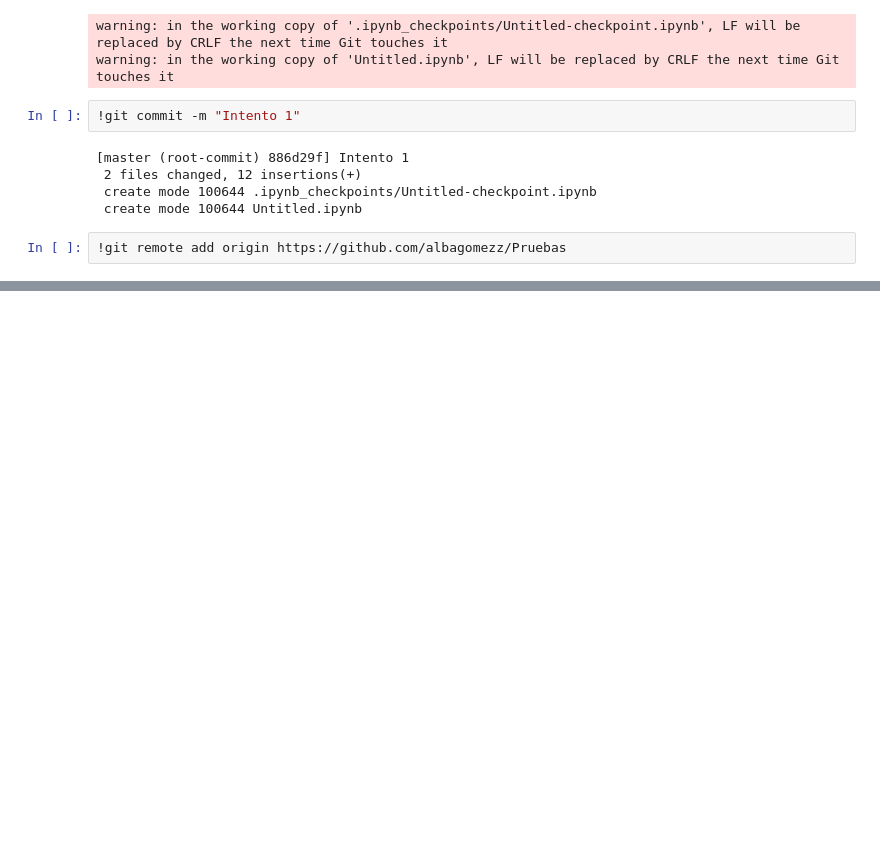
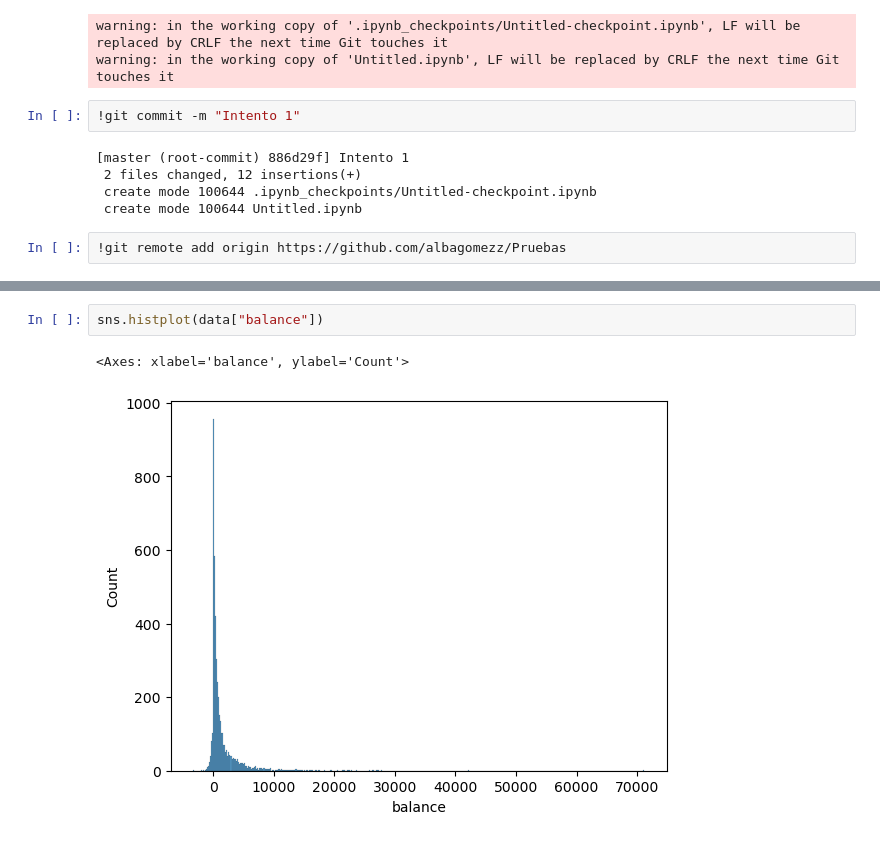
Before and after one commit to albagomezz/Pruebas, a Jupyter notebook: Untitled.ipynb, the cells around one changed output, grey strips where cells are left out. Drawn from its saved outputs; the diff is of its cells as text; blank space fills up the shorter version.

```diff
--- a/Untitled.ipynb
+++ b/Untitled.ipynb
@@ -18,0 +99,5 @@ warning: in the working copy of 'Untitled.ipynb', LF will be replaced by CRLF th
+# %%
+sns.histplot(data["balance"])
+# %% [output]
+<Axes: xlabel='balance', ylabel='Count'>
+[figure, added]
```
Also changed, not shown: parts of 20 cells of this notebook, 4 other files.
